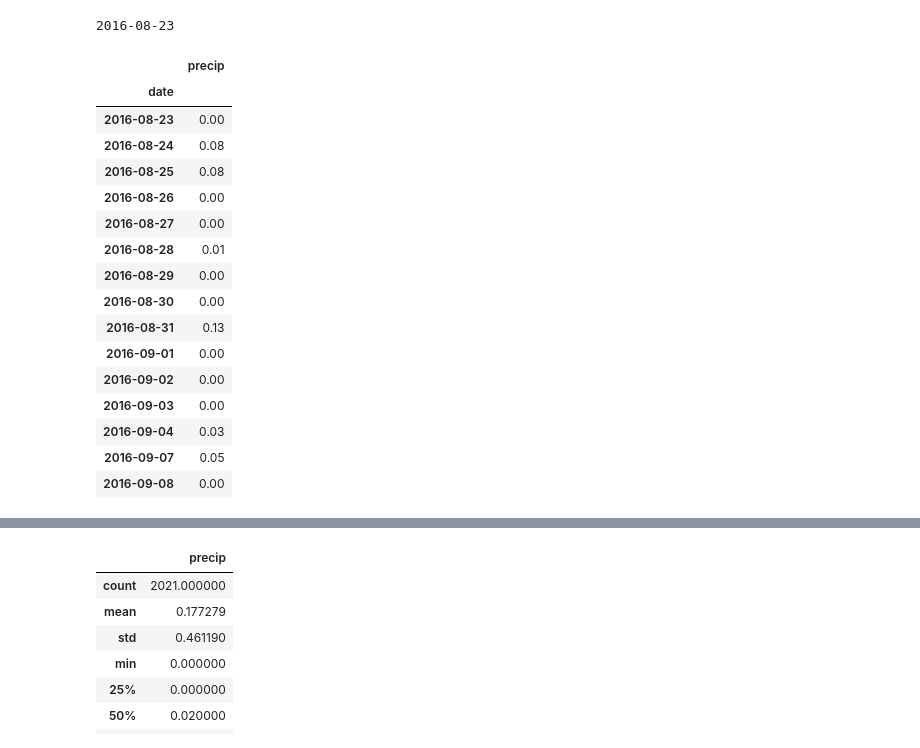
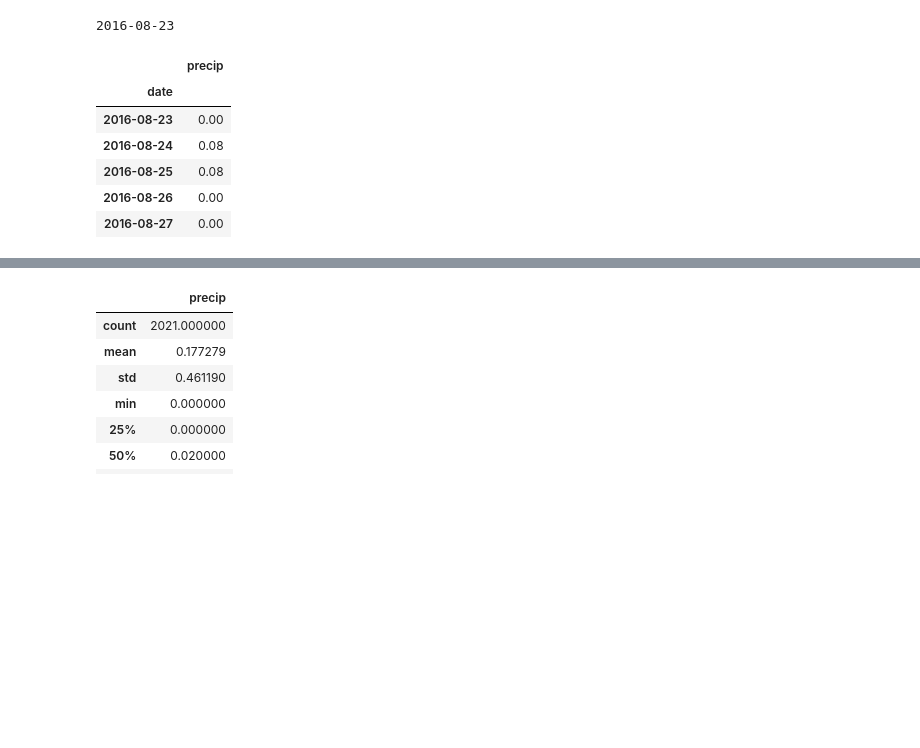
Before and after one commit to jananeesaranraj/sqlalchemy-challenge, a Jupyter notebook: SurfsUp/Climate.ipynb, the cells around one changed output, grey strips where cells are left out. Saved outputs shown, nothing was run; the diff lists cells and outputs as text; code cells hidden in the pictures; blank space fills up the shorter version.

```diff
--- a/SurfsUp/Climate.ipynb
+++ b/SurfsUp/Climate.ipynb
@@ -75,37 +80,24 @@ print(query_date)
 # %% [output]
 2016-08-23
 # %%
-
 # Perform a query to retrieve the data and precipitation scores
-
 precip_data=session.query(Measurement.date,Measurement.prcp).\
             filter(Measurement.date >= query_date).all()
 
 # Save the query results as a Pandas DataFrame and set the index to the date column
-
 prcp_df = pd.DataFrame(precip_data,columns=['date','precip'])
-prcp_df['date'] = pd.to_datetime(prcp_df['date'])
 prcp_df.set_index('date', inplace=True)
 prcp_df = prcp_df.dropna()
-prcp_df.head(15)
+prcp_df.head()
+# prcp_df.dtypes
 # %% [output]
 |  | precip |
 | date |  |
 | 2016-08-23 | 0.00 |
 | 2016-08-24 | 0.08 |
 | 2016-08-25 | 0.08 |
 | 2016-08-26 | 0.00 |
 | 2016-08-27 | 0.00 |
-| 2016-08-28 | 0.01 |
-| 2016-08-29 | 0.00 |
-| 2016-08-30 | 0.00 |
-| 2016-08-31 | 0.13 |
-| 2016-09-01 | 0.00 |
-| 2016-09-02 | 0.00 |
-| 2016-09-03 | 0.00 |
-| 2016-09-04 | 0.03 |
-| 2016-09-07 | 0.05 |
-| 2016-09-08 | 0.00 |
 # %%
 # Sort the dataframe by date
 prcp_df = prcp_df.sort_values('date')
```
Also changed, not shown: parts of 5 cells of this notebook.
